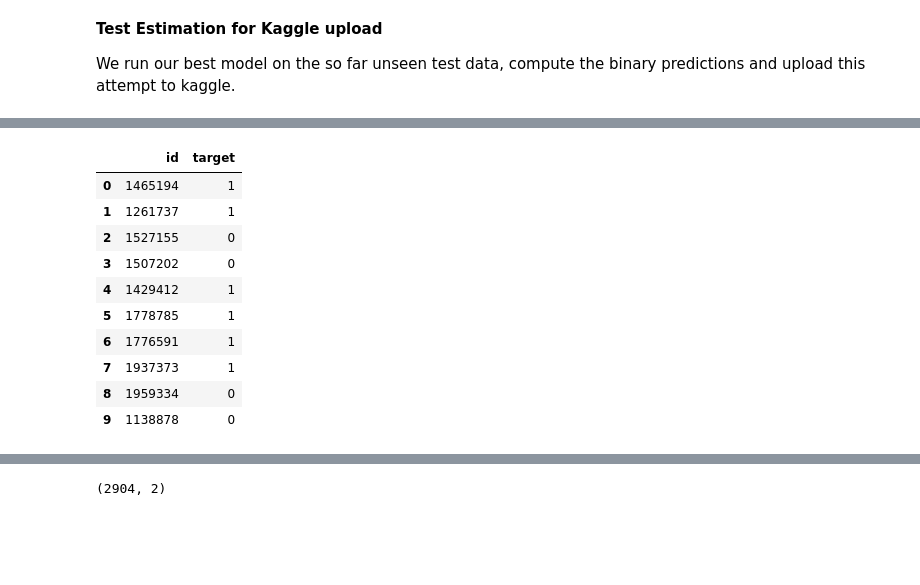
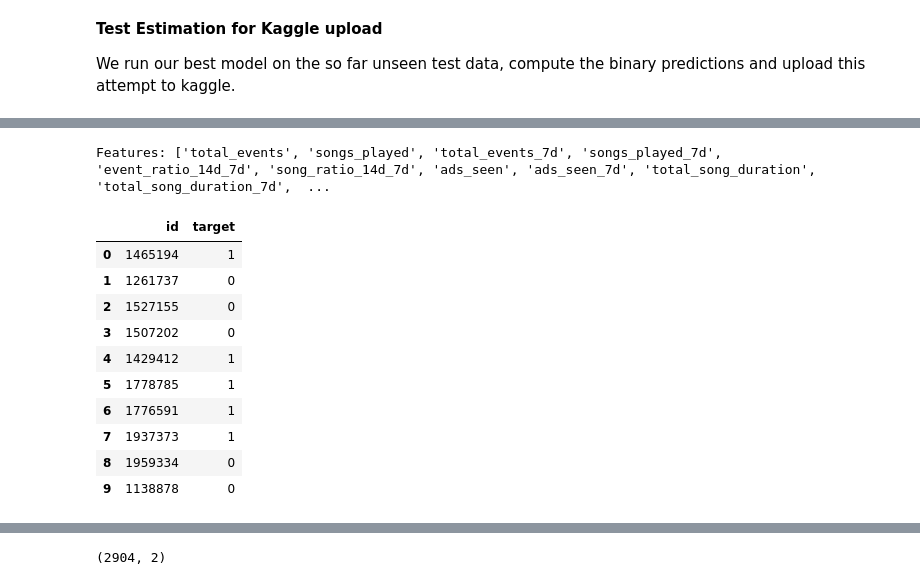
Before and after one commit to Conni2/churn_python, a Jupyter notebook: churn_FE_julius.ipynb, the cells around one changed output, grey strips where cells are left out. Cells and saved outputs as stored; diff of their text form; code cells hidden in the pictures; blank space fills up the shorter version.

```diff
--- a/churn_FE_julius.ipynb
+++ b/churn_FE_julius.ipynb
@@ -165,7 +122,3 @@ def create_features(df, observation_start, observation_end):
     features.fillna(0, inplace=True)
 
     return features
-# %%
-# create features for first observation window, then merge to user_data
-features_1 = create_features(df, observation_start, observation_end)
-user_data = user_data.merge(features_1, on='userId', how='left')
@@ -242,6 +179,9 @@ def feature_engineering(df):
     user_data['event_ratio_14d_7d'] = user_data['total_events'] / (user_data['total_events_7d'] + 1) # avoid division by zero
     user_data['song_ratio_14d_7d'] = user_data['songs_played'] / (user_data['songs_played_7d'] + 1) # avoid division by zero
 
+    # create difference features: 14d - 7d for song_duration
+    user_data['song_duration_diff_14d_7d'] = user_data['total_song_duration'] - user_data['total_song_duration_7d']
+
     # return the final user_data DataFrame
     return user_data
 # %%
@@ -451,7 +245,8 @@ from sklearn.tree import DecisionTreeClassifier
 
 # select features and target variable
 features = ['total_events', 'songs_played', 'total_events_7d', 'songs_played_7d',
-            'event_ratio_14d_7d', 'song_ratio_14d_7d']
+            'event_ratio_14d_7d', 'song_ratio_14d_7d', 'ads_seen', 'ads_seen_7d',
+            'total_song_duration', 'total_song_duration_7d', 'song_duration_diff_14d_7d']
 target = 'churned'
 
 X = user_data_train[features]
@@ -648,6 +442,9 @@ def feature_engineering_test(df):
     user_data_obs['event_ratio_14d_7d'] = user_data_obs['total_events'] / (user_data_obs['total_events_7d'] + 1) # avoid division by zero
     user_data_obs['song_ratio_14d_7d'] = user_data_obs['songs_played'] / (user_data_obs['songs_played_7d'] + 1) # avoid division by zero
 
+    # create difference features: 14d - 7d for song_duration
+    user_data_obs['song_duration_diff_14d_7d'] = user_data_obs['total_song_duration'] - user_data_obs['total_song_duration_7d']
+
     # create set of all userIds
     all_users = df['userId'].unique()
     # merge user_data_obs with all_users
@@ -675,35 +472,35 @@ user_data_test.head(10)
 # %%
 # select features
-features = ['total_events', 'songs_played', 'total_events_7d', 'songs_played_7d',
-            'event_ratio_14d_7d', 'song_ratio_14d_7d']
+print("Features:", features)
 X = user_data_test[features]
 
 # predict in two cases: churn (0) if no data available for user
 missing_mask = X.isna().any(axis=1)
 
 # initialize predictions array: churn prediction is zero
 y_pred = np.zeros(X.shape[0], dtype=int)
 # predict for users with data
 
 # users with data
 X_valid = X[~missing_mask]
 y_pred_valid = best_model.predict(X_valid)
 
 # write predictions in at correct positions
 y_pred[~missing_mask] = y_pred_valid
 
 
 # create dataframe with userId and predictions
 predictions_df = pd.DataFrame({
     'id': user_data_test['userId'],
     'target': y_pred
 })
 
 predictions_df.head(10)
 # %% [output]
+Features: ['total_events', 'songs_played', 'total_events_7d', 'songs_played_7d', 'event_ratio_14d_7d', 'song_ratio_14d_7d', 'ads_seen', 'ads_seen_7d', 'total_song_duration', 'total_song_duration_7d',  ...
 |  | id | target |
 | 0 | 1465194 | 1 |
-| 1 | 1261737 | 1 |
+| 1 | 1261737 | 0 |
 | 2 | 1527155 | 0 |
 | 3 | 1507202 | 0 |
 | 4 | 1429412 | 1 |
```
Also changed, not shown: parts of 18 cells of this notebook.
